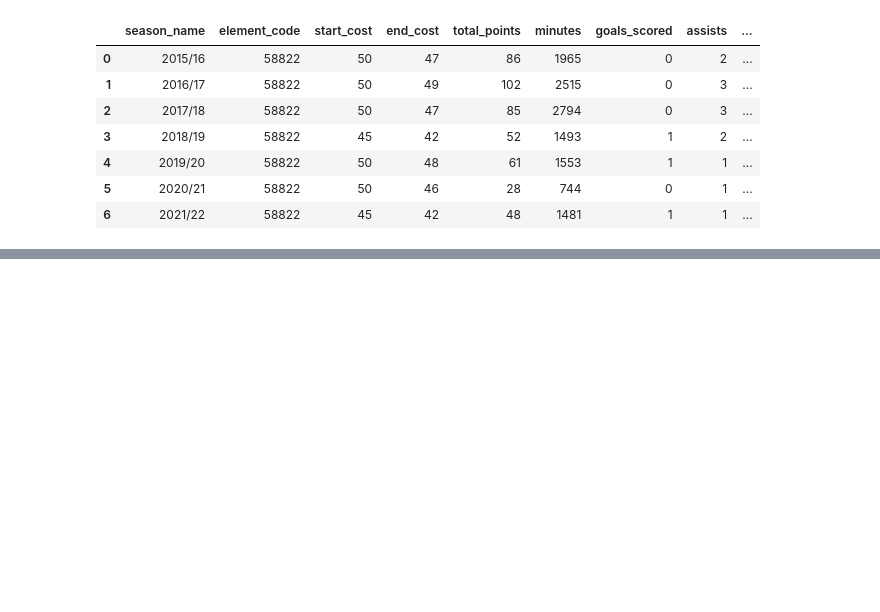
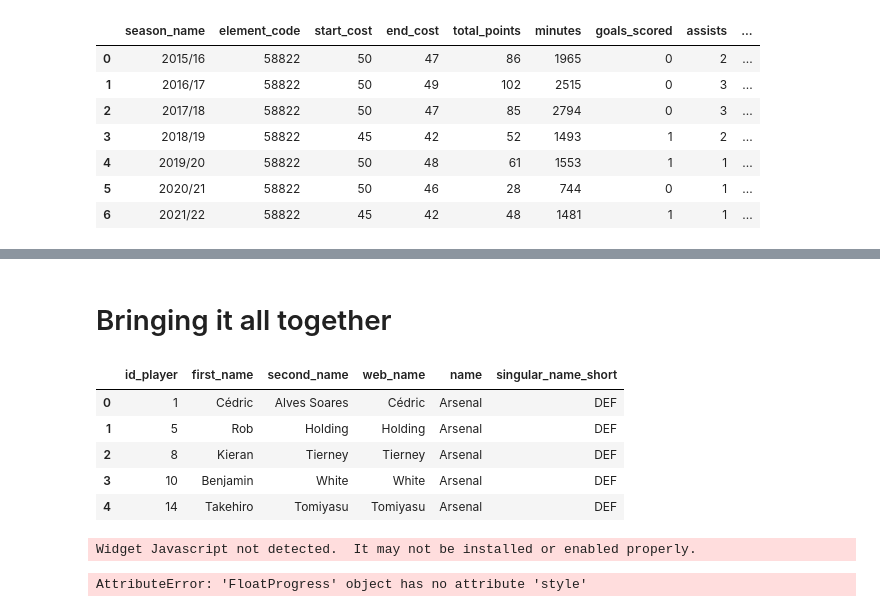
Before and after one commit to MokuaEnock/English-Premier-League-data-Analysed, a Jupyter notebook: fantasy.ipynb, the cells around one changed output, grey strips where cells are left out. Saved outputs shown, nothing was run; the diff lists cells and outputs as text; code cells hidden in the pictures; blank space fills up the shorter version.

```diff
--- a/fantasy.ipynb
+++ b/fantasy.ipynb
@@ -214,0 +266,32 @@ get_season_history(1)
+# %% [markdown]
+# Bringing it all together
+# %%
+# select columns of interest from players df
+players = players[
+    ['id', 'first_name', 'second_name', 'web_name', 'team',
+     'element_type']
+]
+
+# join team name
+players = players.merge(
+    teams[['id', 'name']],
+    left_on='team',
+    right_on='id',
+    suffixes=['_player', None]
+).drop(['team', 'id'], axis=1)
+
+# join player positions
+players = players.merge(
+    positions[['id', 'singular_name_short']],
+    left_on='element_type',
+    right_on='id'
+).drop(['element_type', 'id'], axis=1)
+
+players.head()
+# %% [output]
+|  | id_player | first_name | second_name | web_name | name | singular_name_short |
+| 0 | 1 | Cédric | Alves Soares | Cédric | Arsenal | DEF |
+| 1 | 5 | Rob | Holding | Holding | Arsenal | DEF |
+| 2 | 8 | Kieran | Tierney | Tierney | Arsenal | DEF |
+| 3 | 10 | Benjamin | White | White | Arsenal | DEF |
+| 4 | 14 | Takehiro | Tomiyasu | Tomiyasu | Arsenal | DEF |
@@ -214,0 +302,16 @@ get_season_history(1)
+# %%
+# get gameweek histories for each player
+points = players['id_player'].progress_apply(get_gameweek_history)
+
+# combine results into single dataframe
+points = pd.concat(df for df in points)
+
+# join web_name
+points = players[['id_player', 'web_name']].merge(
+    points,
+    left_on='id_player',
+    right_on='element'
+)
+# %% [output]
+Widget Javascript not detected.  It may not be installed or enabled properly.
+AttributeError: 'FloatProgress' object has no attribute 'style'
```
Also changed, not shown: parts of 5 cells of this notebook.
